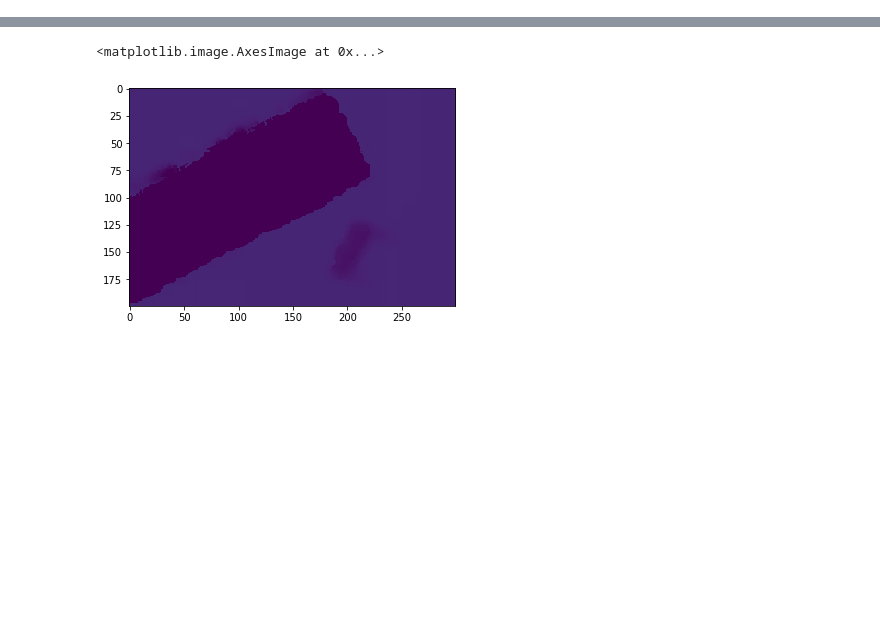
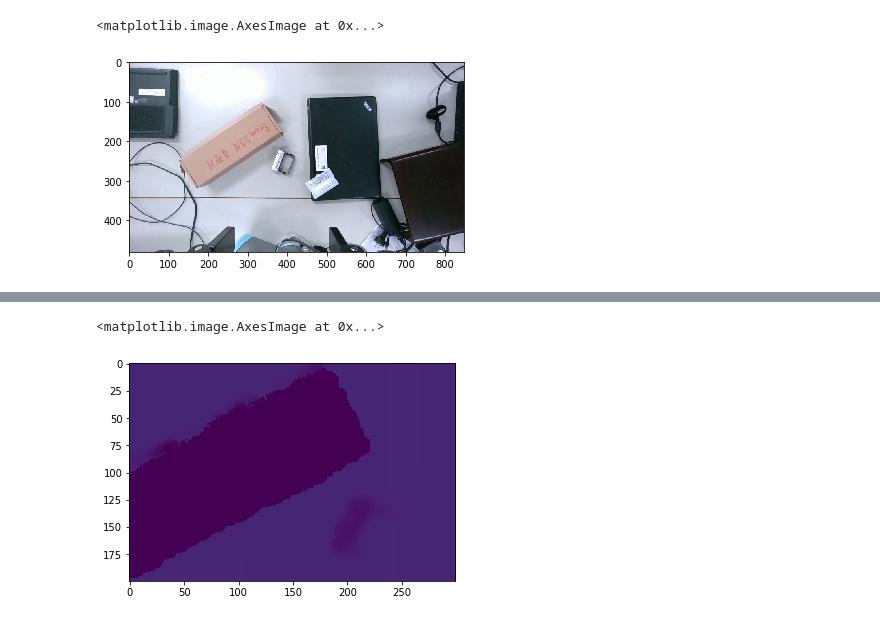
Before and after one commit to hogunkee/ur5_manipulation, a Jupyter notebook: realrobot/realrobot_writing.ipynb, the cells around one changed output, grey strips where cells are left out. Cells and saved outputs as stored; diff of their text form; code cells hidden in the pictures; blank space fills up the shorter version.

```diff
--- a/realrobot/realrobot_writing.ipynb
+++ b/realrobot/realrobot_writing.ipynb
@@ -47,3 +47,9 @@ plt.imshow(color)
+# %%
+color, depth = realsense.frames(spatial=True, hole_filling=True, temporal=True)
+plt.imshow(color)
+# %% [output]
+<matplotlib.image.AxesImage at 0x...>
+[figure, added]
 # %%
 sdf_module = SDFModule(rgb_feature=True, resnet_feature=True, convex_hull=False, binary_hole=True, using_depth=False, tracker=False, resize=True)
 # %% [output]
```
Also changed, not shown: parts of 12 cells of this notebook, 4 other files.
